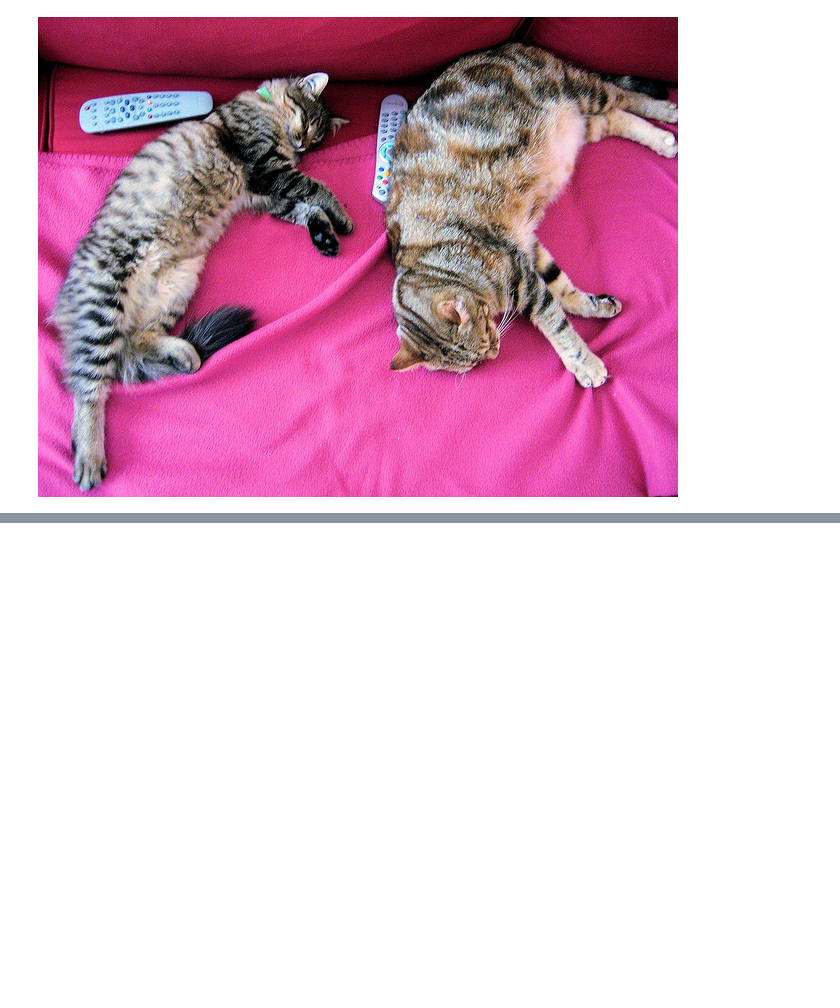
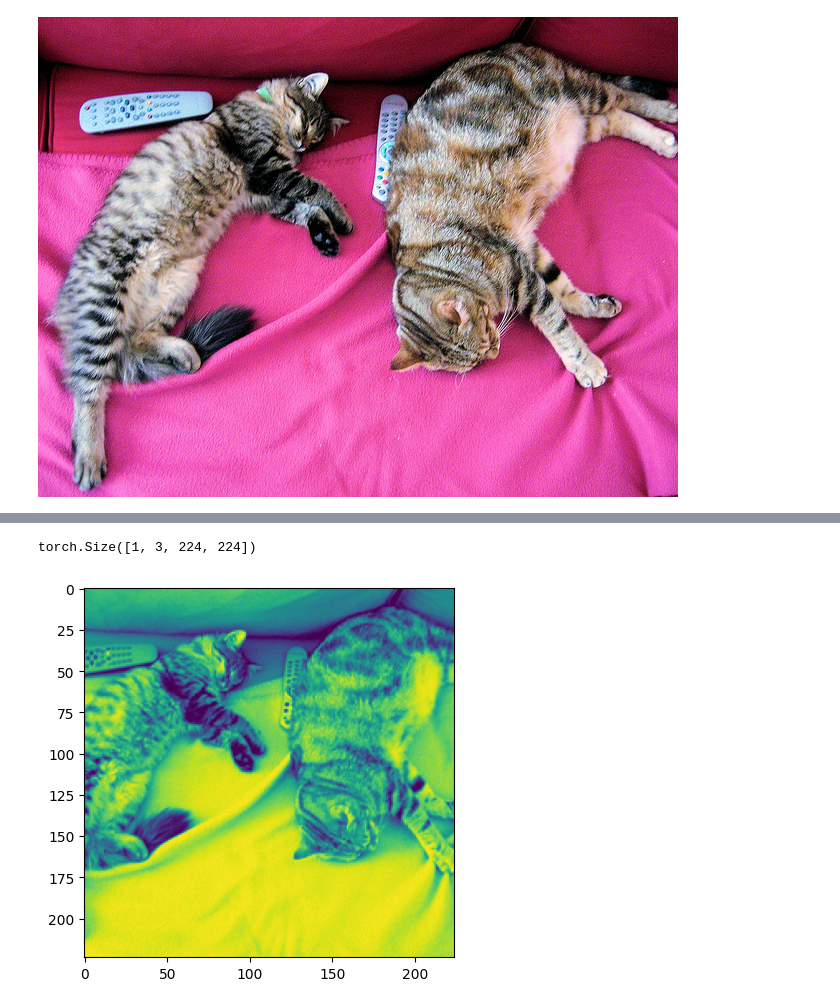
Before and after one commit to wooseungw/Higgingface_transformers, a Jupyter notebook: CLIP.ipynb, the cells around one changed output, grey strips where cells are left out. Cells and saved outputs as stored; diff of their text form; code cells hidden in the pictures; blank space fills up the shorter version.

```diff
--- a/CLIP.ipynb
+++ b/CLIP.ipynb
@@ -16,0 +36,9 @@ processor = CLIPProcessor.from_pretrained("openai/clip-vit-base-patch32")
+# %%
+# 텍스트를 리스트 타입으로 입력
+candidates = ["three cats lying on the couch", "a photo of a cat", "a photo of a dog", "a lion", "two cats lying on the cushion"]
+
+# 프로세서(ClIPPprocessor)에 텍스트 및 이미지를 입력하여 인코딩
+inputs = processor(text=candidates, images=image, return_tensors="pt", padding=True)
+
+# inputs 출력
+inputs
@@ -16,0 +63,8 @@ processor = CLIPProcessor.from_pretrained("openai/clip-vit-base-patch32")
+# %%
+import matplotlib.pyplot as plt
+plt.imshow(inputs['pixel_values'][0][0])
+# inputs['pixel_values'] 차원 확인
+print(inputs['pixel_values'].shape)
+# %% [output]
+torch.Size([1, 3, 224, 224])
+[figure, added]
```
Also changed, not shown: parts of 6 cells of this notebook.
